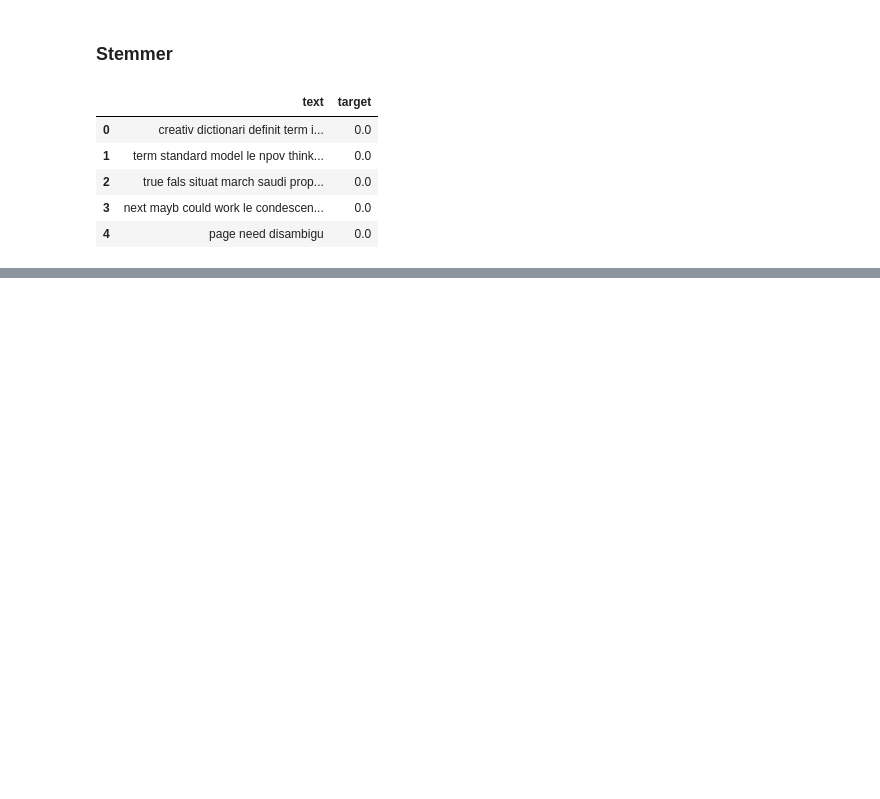
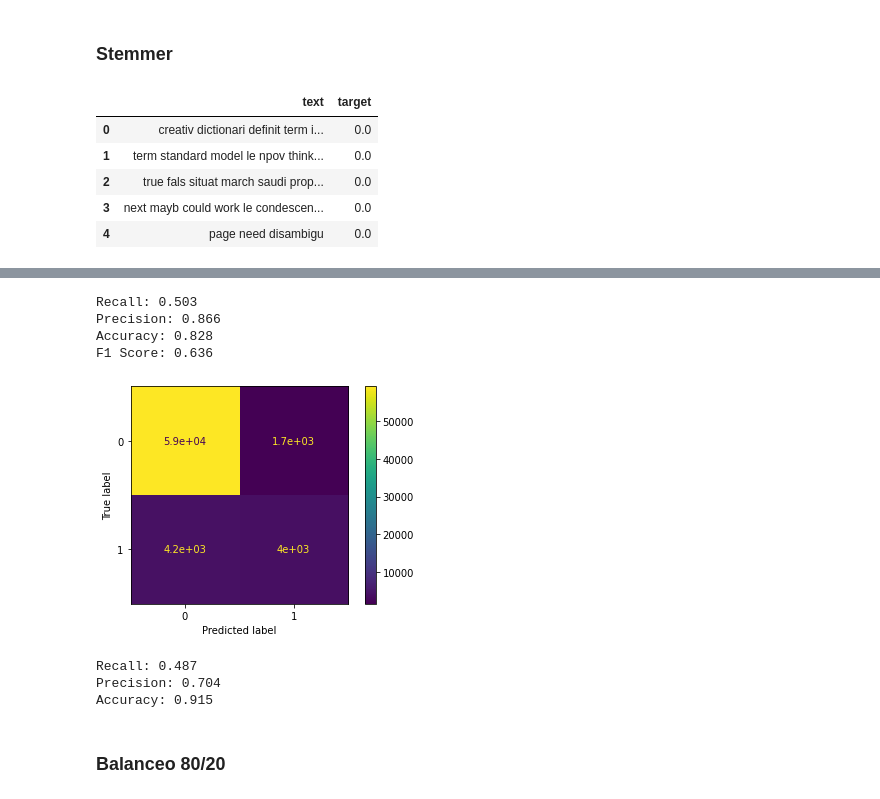
Before and after one commit to juanpedrobesenyi/cyberbullying, a Jupyter notebook: notebooks/Pepo/Machine Learning.ipynb, the cells around one changed output, grey strips where cells are left out. Drawn from its saved outputs; the diff is of its cells as text; code cells hidden in the pictures; blank space fills up the shorter version.

Commit message:
Modelado

```diff
--- a/notebooks/Pepo/Machine Learning.ipynb
+++ b/notebooks/Pepo/Machine Learning.ipynb
@@ -98,0 +117,4 @@ data.head()
+# %%
+from sklearn.model_selection import train_test_split
+
+X_train, X_test, y_train, y_test = train_test_split(data.text,data.target,test_size=0.3,random_state=0)
@@ -98,0 +135,51 @@ data.head()
+# %%
+X_train, y_train = balance_df(X_train,y_train)
+# %%
+from sklearn.naive_bayes import MultinomialNB
+from sklearn.feature_extraction.text import TfidfVectorizer
+import pandas as pd
+from sklearn.naive_bayes import MultinomialNB
+from sklearn.model_selection import cross_validate
+import numpy as np
+
+vectorizer = TfidfVectorizer()
+X_train = vectorizer.fit_transform(X_train)
+
+nb_model = MultinomialNB()
+
+cv_results = cross_validate(nb_model,X_train,y_train,cv=10,n_jobs=-1,scoring=['recall','precision','accuracy','f1'])
+
+recall = np.round_(cv_results['test_recall'].mean(),3)
+precision = np.round_(cv_results['test_precision'].mean(),3)
+accuracy = np.round_(cv_results['test_accuracy'].mean(),3)
+f1 = np.round_(cv_results['test_f1'].mean(),3)
+
+print(f"Recall: {recall}")
+print(f"Precision: {precision}")
+print(f"Accuracy: {accuracy}")
+print(f"F1 Score: {f1}")
+# %% [output]
+Recall: 0.503
+Precision: 0.866
+Accuracy: 0.828
+F1 Score: 0.636
+# %%
+X_test = vectorizer.transform(X_test)
+# %%
+from sklearn.metrics import ConfusionMatrixDisplay,confusion_matrix
+
+nb_model.fit(X_train,y_train)
+y_pred = nb_model.predict(X_test)
+cm7030 = confusion_matrix(y_test, y_pred)
+disp = ConfusionMatrixDisplay(confusion_matrix=cm7030,display_labels=[0,1])
+disp.plot();
+# %% [output]
+[figure, added]
+# %%
+conf_mx_metrics(cm7030)
+# %% [output]
+Recall: 0.487
+Precision: 0.704
+Accuracy: 0.915
+# %% [markdown]
+### Balanceo 80/20
```
Also changed, not shown: parts of 17 cells of this notebook, 2 other files.
